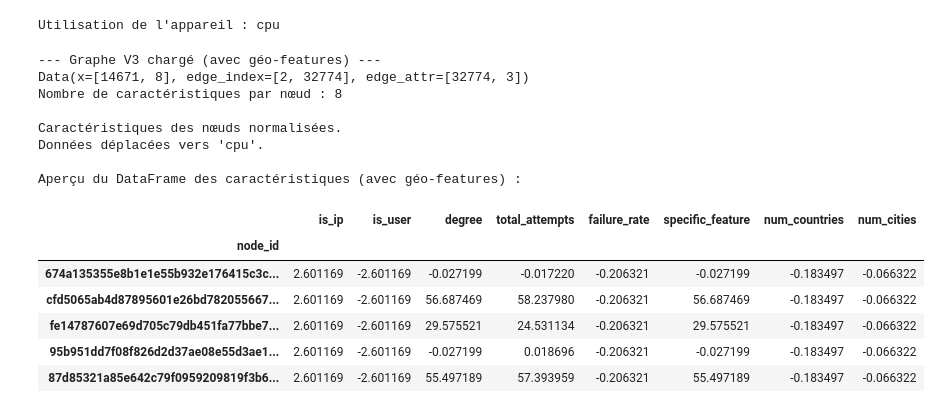
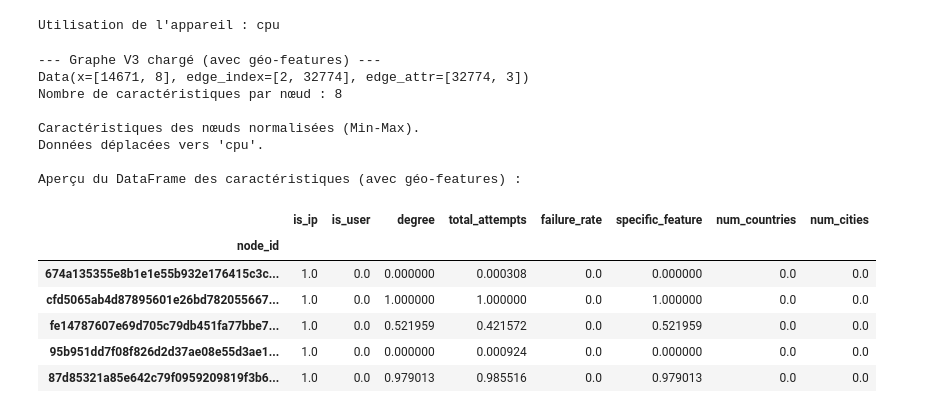
Before and after one commit to diidouu/PING14, a Jupyter notebook: vgae_model_v2.ipynb, the cells around one changed output. Cells and saved outputs as stored; diff of their text form; code cells hidden in the pictures.

```diff
--- a/vgae_model_v2.ipynb
+++ b/vgae_model_v2.ipynb
@@ -43,7 +43,7 @@ Utilisation de l'appareil : cpu
 # ===================================================================
 # Cellule 2 : Chargement et préparation des nouvelles données (v3)
 # ===================================================================
-# MODIFICATION : Noms des fichiers de la version 3 avec géo-features
+# Noms des fichiers de la version 3 avec géo-features
 graph_path = 'construction/credential_stuffing_graph_v3.pt'
 mapping_path = 'construction/node_mapping_v3.pt'
 
@@ -60,46 +60,50 @@ node_to_idx = {v: k for k, v in idx_to_node.items()}
 
 print("--- Graphe V3 chargé (avec géo-features) ---")
 print(data)
-print(f"Nombre de caractéristiques par nœud : {data.num_node_features}") # Devrait afficher 8
+print(f"Nombre de caractéristiques par nœud : {data.num_node_features}")
 
-# --- Normalisation des caractéristiques des nœuds (Z-score) ---
-x_mean = data.x.mean(dim=0, keepdim=True)
-x_std = data.x.std(dim=0, keepdim=True) + 1e-8
-data.x = (data.x - x_mean) / x_std
-print("\nCaractéristiques des nœuds normalisées.")
+# --- MODIFICATION : Remplacer la normalisation Z-score par une normalisation Min-Max ---
+# Cette méthode est plus robuste aux outliers, ce qui est crucial pour la stabilité.
+x_min = data.x.min(dim=0, keepdim=True).values
+x_max = data.x.max(dim=0, keepdim=True).values
+data.x = (data.x - x_min) / (x_max - x_min + 1e-8) # +1e-8 pour éviter la division par zéro
+
+# Remplacer les NaN qui pourraient apparaître si une colonne est constante (max=min)
+data.x = torch.nan_to_num(data.x, nan=0.0)
+print("\nCaractéristiques des nœuds normalisées (Min-Max).")
+
 
 # Déplacer les données vers le bon appareil
 data = data.to(device)
 print(f"Données déplacées vers '{device}'.")
 
 # --- Reconstruction d'un DataFrame de caractéristiques pour l'analyse ---
-# MODIFICATION : Ajout des nouvelles colonnes de caractéristiques
 feature_names = [
     'is_ip', 'is_user', 'degree', 'total_attempts',
     'failure_rate', 'specific_feature',
-    'num_countries', 'num_cities'  # Nouvelles caractéristiques
+    'num_countries', 'num_cities'
 ]
 node_features_df = pd.DataFrame(data.x.cpu().numpy(), columns=feature_names)
 node_features_df['node_id'] = node_features_df.index.map(idx_to_node.get)
 node_features_df = node_features_df.set_index('node_id')
 
 print("\nAperçu du DataFrame des caractéristiques (avec géo-features) :")
 display(node_features_df.head())
 # %% [output]
 --- Graphe V3 chargé (avec géo-features) ---
 Data(x=[14671, 8], edge_index=[2, 32774], edge_attr=[32774, 3])
 Nombre de caractéristiques par nœud : 8
 
-Caractéristiques des nœuds normalisées.
+Caractéristiques des nœuds normalisées (Min-Max).
 Données déplacées vers 'cpu'.
 
 Aperçu du DataFrame des caractéristiques (avec géo-features) :
 |  | is_ip | is_user | degree | total_attempts | failure_rate | specific_feature | num_countries | num_cities |
 | node_id |  |  |  |  |  |  |  |  |
-| 674a135355e8b1e1e55b932e176415c3c... | 2.601169 | -2.601169 | -0.027199 | -0.017220 | -0.206321 | -0.027199 | -0.183497 | -0.066322 |
-| cfd5065ab4d87895601e26bd782055667... | 2.601169 | -2.601169 | 56.687469 | 58.237980 | -0.206321 | 56.687469 | -0.183497 | -0.066322 |
-| fe14787607e69d705c79db451fa77bbe7... | 2.601169 | -2.601169 | 29.575521 | 24.531134 | -0.206321 | 29.575521 | -0.183497 | -0.066322 |
-| 95b951dd7f08f826d2d37ae08e55d3ae1... | 2.601169 | -2.601169 | -0.027199 | 0.018696 | -0.206321 | -0.027199 | -0.183497 | -0.066322 |
-| 87d85321a85e642c79f0959209819f3b6... | 2.601169 | -2.601169 | 55.497189 | 57.393959 | -0.206321 | 55.497189 | -0.183497 | -0.066322 |
+| 674a135355e8b1e1e55b932e176415c3c... | 1.0 | 0.0 | 0.000000 | 0.000308 | 0.0 | 0.000000 | 0.0 | 0.0 |
+| cfd5065ab4d87895601e26bd782055667... | 1.0 | 0.0 | 1.000000 | 1.000000 | 0.0 | 1.000000 | 0.0 | 0.0 |
+| fe14787607e69d705c79db451fa77bbe7... | 1.0 | 0.0 | 0.521959 | 0.421572 | 0.0 | 0.521959 | 0.0 | 0.0 |
+| 95b951dd7f08f826d2d37ae08e55d3ae1... | 1.0 | 0.0 | 0.000000 | 0.000924 | 0.0 | 0.000000 | 0.0 | 0.0 |
+| 87d85321a85e642c79f0959209819f3b6... | 1.0 | 0.0 | 0.979013 | 0.985516 | 0.0 | 0.979013 | 0.0 | 0.0 |
 # %%
 # ===================================================================
```
Also changed, not shown: parts of 6 cells of this notebook, 8 other files.
